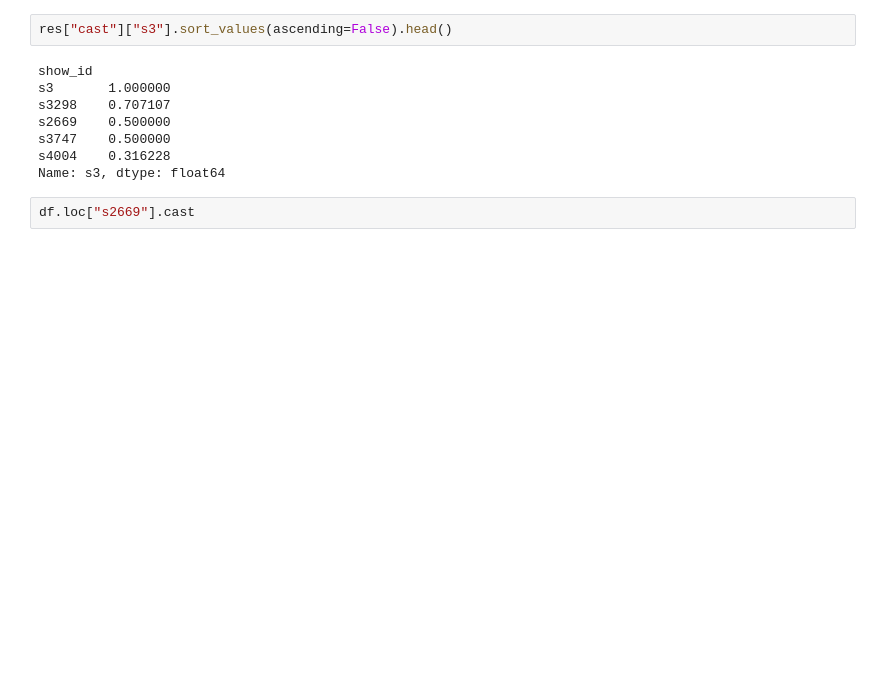
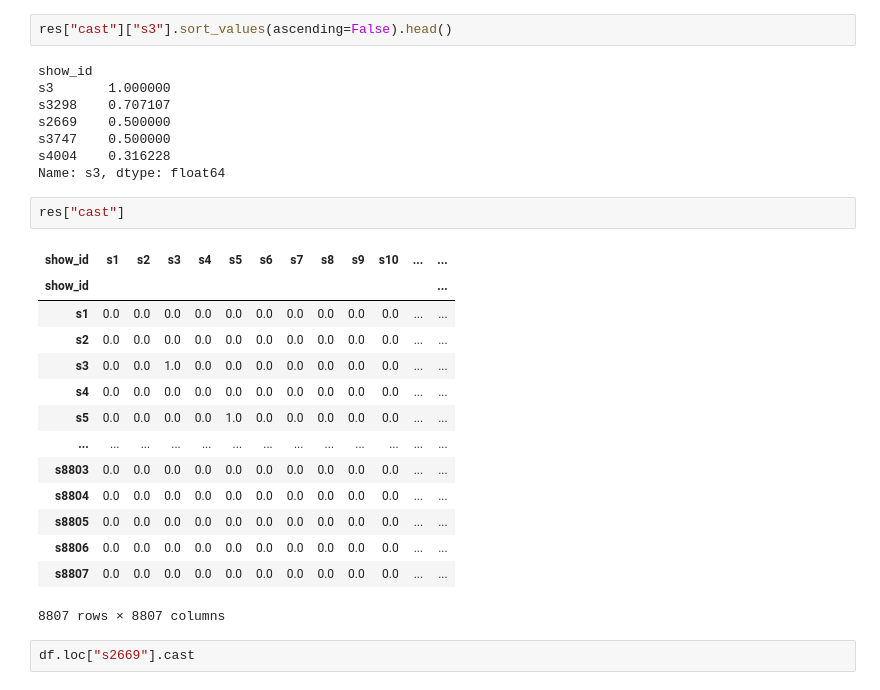
Before and after one commit to GiorgioSgl/netflix_suggestion, a Jupyter notebook: notebooks/train_lab.ipynb, the cells around one changed output. Saved outputs shown, nothing was run; the diff lists cells and outputs as text; blank space fills up the shorter version.

```diff
--- a/notebooks/train_lab.ipynb
+++ b/notebooks/train_lab.ipynb
@@ -113,6 +113,23 @@ s2669    0.500000
 s3747    0.500000
 s4004    0.316228
 Name: s3, dtype: float64
+# %%
+res["cast"]
+# %% [output]
+| show_id | s1 | s2 | s3 | s4 | s5 | s6 | s7 | s8 | s9 | s10 | ... | ... |
+| show_id |  |  |  |  |  |  |  |  |  |  |  | ... |
+| s1 | 0.0 | 0.0 | 0.0 | 0.0 | 0.0 | 0.0 | 0.0 | 0.0 | 0.0 | 0.0 | ... | ... |
+| s2 | 0.0 | 0.0 | 0.0 | 0.0 | 0.0 | 0.0 | 0.0 | 0.0 | 0.0 | 0.0 | ... | ... |
+| s3 | 0.0 | 0.0 | 1.0 | 0.0 | 0.0 | 0.0 | 0.0 | 0.0 | 0.0 | 0.0 | ... | ... |
+| s4 | 0.0 | 0.0 | 0.0 | 0.0 | 0.0 | 0.0 | 0.0 | 0.0 | 0.0 | 0.0 | ... | ... |
+| s5 | 0.0 | 0.0 | 0.0 | 0.0 | 1.0 | 0.0 | 0.0 | 0.0 | 0.0 | 0.0 | ... | ... |
+| ... | ... | ... | ... | ... | ... | ... | ... | ... | ... | ... | ... | ... |
+| s8803 | 0.0 | 0.0 | 0.0 | 0.0 | 0.0 | 0.0 | 0.0 | 0.0 | 0.0 | 0.0 | ... | ... |
+| s8804 | 0.0 | 0.0 | 0.0 | 0.0 | 0.0 | 0.0 | 0.0 | 0.0 | 0.0 | 0.0 | ... | ... |
+| s8805 | 0.0 | 0.0 | 0.0 | 0.0 | 0.0 | 0.0 | 0.0 | 0.0 | 0.0 | 0.0 | ... | ... |
+| s8806 | 0.0 | 0.0 | 0.0 | 0.0 | 0.0 | 0.0 | 0.0 | 0.0 | 0.0 | 0.0 | ... | ... |
+| s8807 | 0.0 | 0.0 | 0.0 | 0.0 | 0.0 | 0.0 | 0.0 | 0.0 | 0.0 | 0.0 | ... | ... |
+8807 rows × 8807 columns
 # %%
 df.loc["s2669"].cast
 # %% [output]
```
Also changed, not shown: parts of 1 cell of this notebook.
